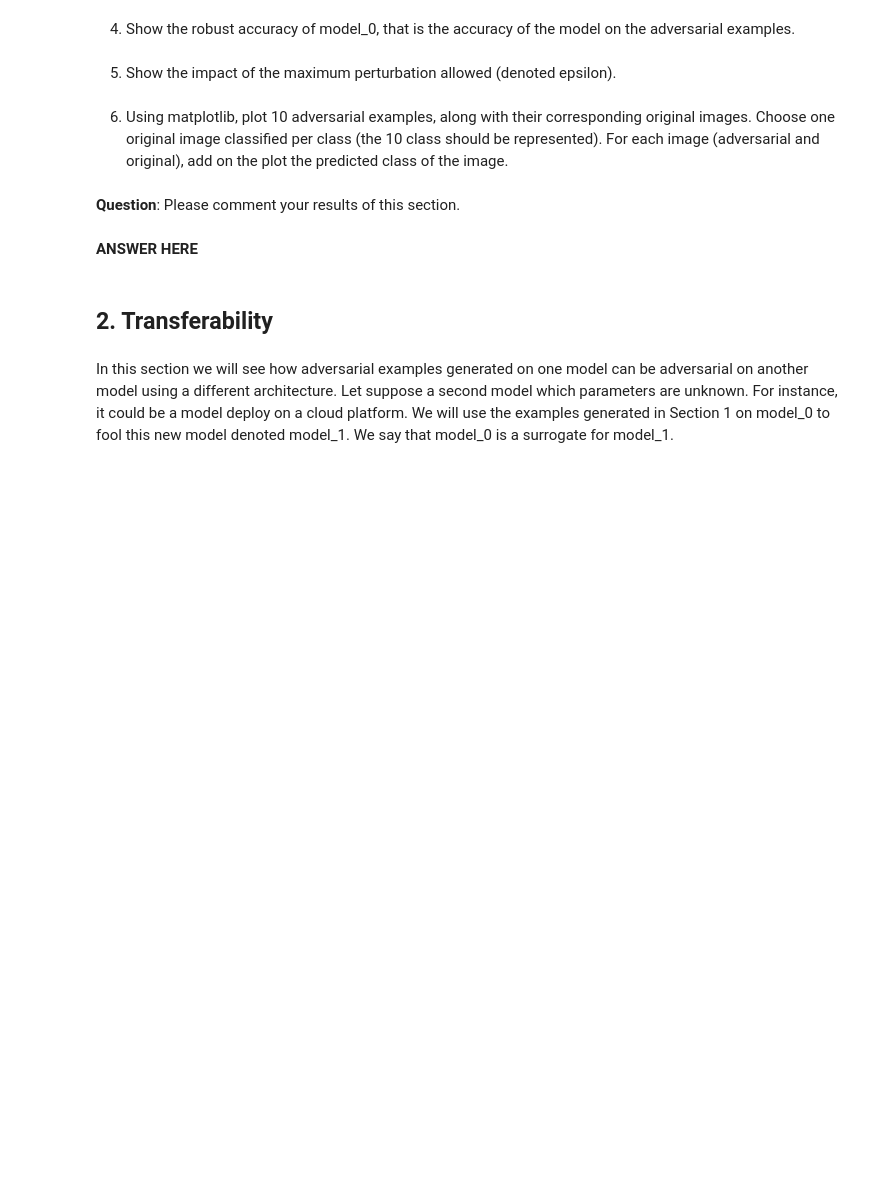
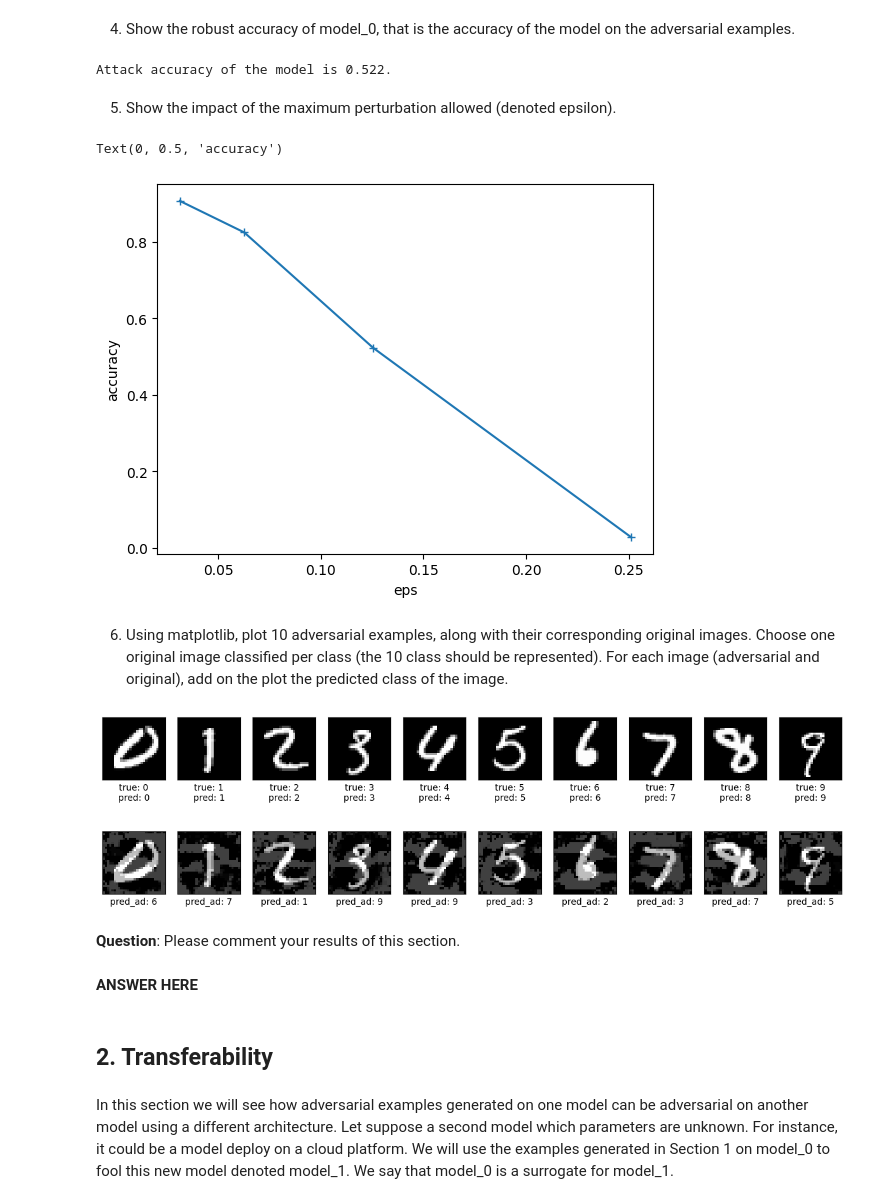
Before and after one commit to pluieciel/applied-ml-uni-lu, a Jupyter notebook: Part3_ZHAO_Yue.ipynb, the cells around one changed output. Cells and saved outputs as stored; diff of their text form; code cells hidden in the pictures; blank space fills up the shorter version.

```diff
--- a/Part3_ZHAO_Yue.ipynb
+++ b/Part3_ZHAO_Yue.ipynb
@@ -147,7 +153,7 @@ def train_model(model, x_train, y_train, x_val, y_val, optimizer, batch_size, lo
     for t in range(epochs):
         print(f"Epoch {t+1}\n-------------------------------")
         train_loop(train_loader, model, loss_func, optimizer, batch_size)
-        val_loop(val_loader, model, loss_func, t)
+        val_loop(val_loader, model, loss_func, t+1)
     print("Done!")
 # %%
 ## YOUR CODE HERE: train the model using the training function you just implemented.
@@ -194,0 +251,12 @@ alpha = eps / 10
+# %%
+## YOUR CODE HERE: Generate adversarial examples
+from advertorch.attacks import LinfPGDAttack
+adversary = LinfPGDAttack(model_0,
+                          loss_fn=nn.CrossEntropyLoss(),
+                          eps=eps,
+                          nb_iter=n_iter,
+                          eps_iter=alpha,
+                          rand_init=True,
+                          clip_min=0.0,
+                          clip_max=1.0,
+                          targeted=False)
@@ -196,15 +302,39 @@ alpha = eps / 10
 4. Show the robust accuracy of model_0, that is the accuracy of the model on the adversarial examples.
 # %%
 ## YOUR CODE HERE: Evaluate model robust accuracy
+accuracy = attack_model(model_0, x_test, y_test, loss_func, len(y_test), adversary)
+print(f"Attack accuracy of the model is {accuracy}.")
+# %% [output]
+Attack accuracy of the model is 0.522.
 # %% [markdown]
 5. Show the impact of the maximum perturbation allowed (denoted epsilon).
 # %%
 eps = [8/255, 16/255, 32/255, 64/255]
-alpha = [e/10 for e in eps]
+#alpha = [e/10 for e in eps]
 # %%
 ## YOUR CODE HERE: compute the adversarial examples for each provided epsilon
 ## (maximum l-infinity norm of the perturbation), and compute the associated robust accuracy
 ## Use a graph to display your result. You may use the [Matplotlib] (https://matplotlib.org/stable/index.html).
+accuracy = []
+for e in eps:
+    alpha = e/10
+    adversary = LinfPGDAttack(model_0,
+                                loss_fn=nn.CrossEntropyLoss(),
+                                eps=e, #<-
+                                nb_iter=n_iter,
+                                eps_iter=alpha, #<-
+                                rand_init=True,
+                                clip_min=0.0,
+                                clip_max=1.0,
+                                targeted=False)
+    accuracy.append(attack_model(model_0, x_test, y_test, loss_func, len(y_test), adversary))
+# %%
+plt.plot(eps, accuracy, "+-")
+plt.xlabel('eps')
+plt.ylabel('accuracy')
+# %% [output]
+Text(0, 0.5, 'accuracy')
+[figure, added]
 # %% [markdown]
 6. Using matplotlib, plot 10 adversarial examples, along with their corresponding original images. Choose one original image classified per class (the 10 class should be represented). For each image (adversarial and original), add on the plot the predicted class of the image.
 # %%
@@ -212,3 +360,23 @@ alpha = [e/10 for e in eps]
+# %%
+plt.figure(figsize=(15,20))
+for i,(X,y) in enumerate(show_loader):
+    plt.subplot(1,10,i+1)
+    plt.xticks([], [])
+    plt.yticks([], [])
+    plt.xlabel(f"true: {y[0].item()}\npred: {pred[i][0].item()}")
+    plt.imshow(X[0][0], cmap="gray")
+# %% [output]
+[figure, added]
+# %%
+plt.figure(figsize=(15,20))
+for i in range(10):
+    plt.subplot(1,10,i+1)
+    plt.xticks([], [])
+    plt.yticks([], [])
+    plt.xlabel(f"pred_ad: {pred_ad[i].item()}")
+    plt.imshow(ad_img[i][0][0].cpu(), cmap="gray")
+# %% [output]
+[figure, added]
 # %% [markdown]
 **Question**: Please comment your results of this section.
 # %% [markdown]
```
Also changed, not shown: parts of 14 cells of this notebook.
